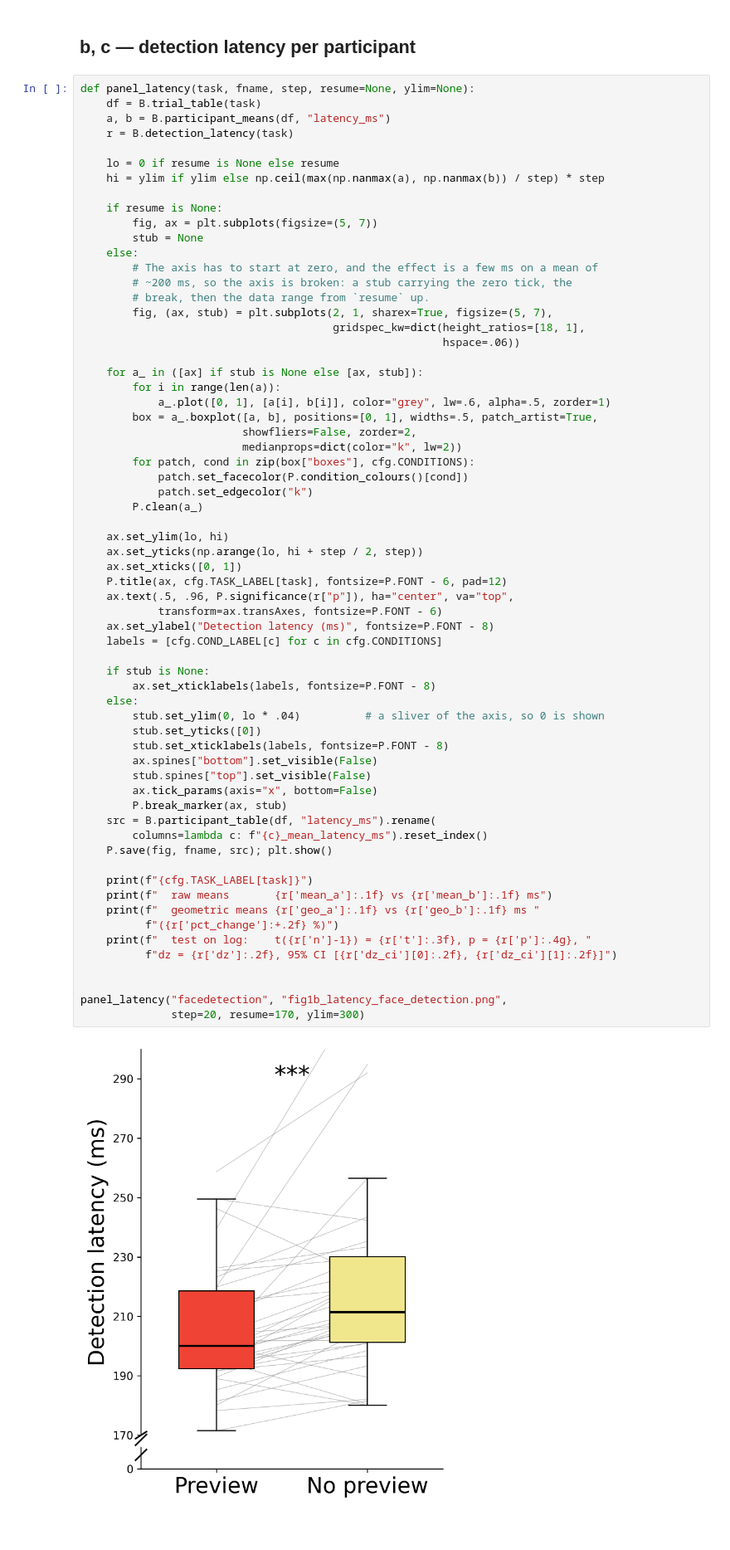
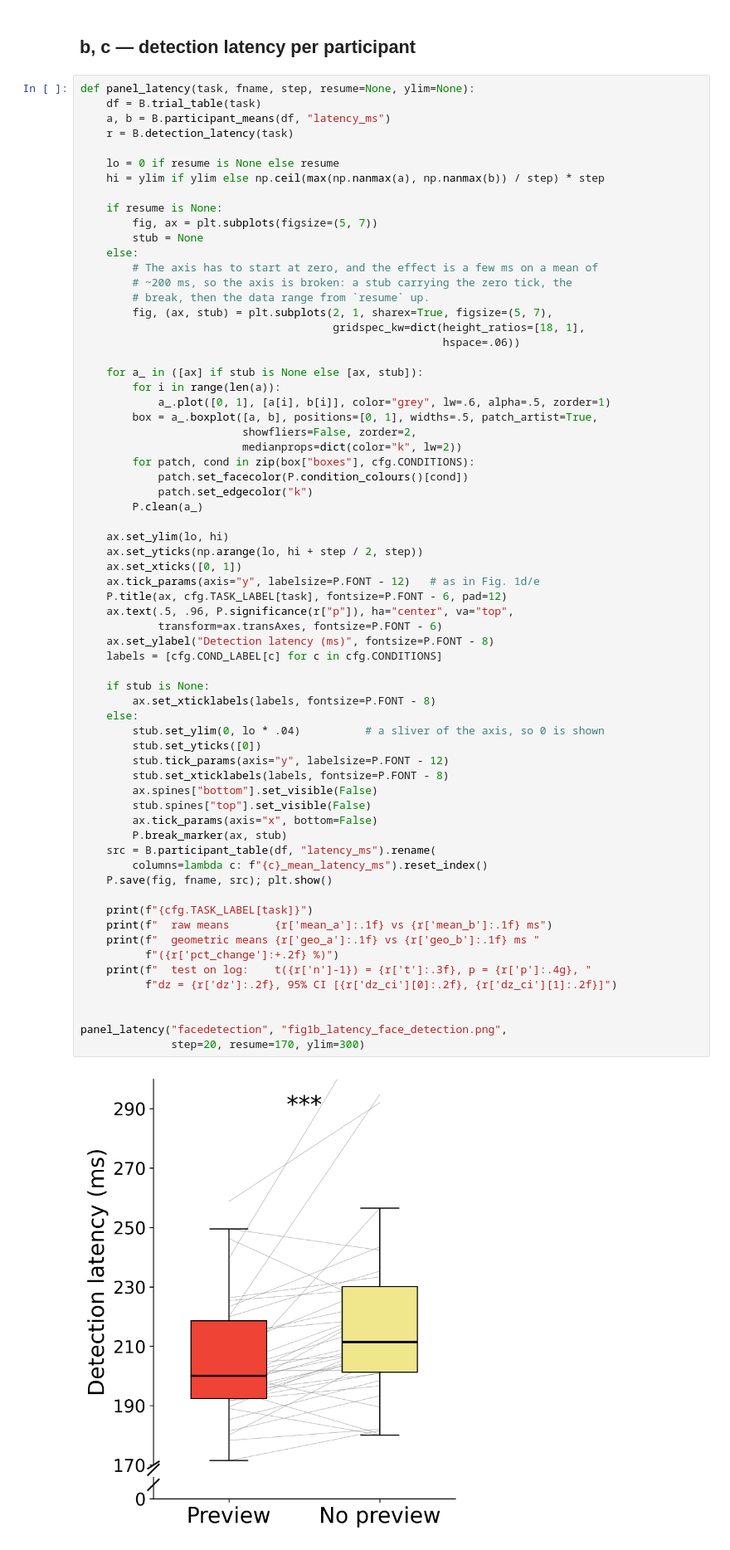
Before and after one commit to VCCN-lab/scene-context-face-detection, a Jupyter notebook: notebooks/figure1_behaviour.ipynb, the cells around one changed output. Shown at 83% size. Cells and saved outputs as stored; diff of their text form.

```diff
--- a/notebooks/figure1_behaviour.ipynb
+++ b/notebooks/figure1_behaviour.ipynb
@@ -79,38 +79,40 @@ def panel_latency(task, fname, step, resume=None, ylim=None):
     ax.set_ylim(lo, hi)
     ax.set_yticks(np.arange(lo, hi + step / 2, step))
     ax.set_xticks([0, 1])
+    ax.tick_params(axis="y", labelsize=P.FONT - 12)   # as in Fig. 1d/e
     P.title(ax, cfg.TASK_LABEL[task], fontsize=P.FONT - 6, pad=12)
     ax.text(.5, .96, P.significance(r["p"]), ha="center", va="top",
             transform=ax.transAxes, fontsize=P.FONT - 6)
     ax.set_ylabel("Detection latency (ms)", fontsize=P.FONT - 8)
     labels = [cfg.COND_LABEL[c] for c in cfg.CONDITIONS]
 
     if stub is None:
         ax.set_xticklabels(labels, fontsize=P.FONT - 8)
     else:
         stub.set_ylim(0, lo * .04)          # a sliver of the axis, so 0 is shown
         stub.set_yticks([0])
+        stub.tick_params(axis="y", labelsize=P.FONT - 12)
         stub.set_xticklabels(labels, fontsize=P.FONT - 8)
         ax.spines["bottom"].set_visible(False)
         stub.spines["top"].set_visible(False)
         ax.tick_params(axis="x", bottom=False)
         P.break_marker(ax, stub)
     src = B.participant_table(df, "latency_ms").rename(
         columns=lambda c: f"{c}_mean_latency_ms").reset_index()
     P.save(fig, fname, src); plt.show()
 
     print(f"{cfg.TASK_LABEL[task]}")
     print(f"  raw means       {r['mean_a']:.1f} vs {r['mean_b']:.1f} ms")
     print(f"  geometric means {r['geo_a']:.1f} vs {r['geo_b']:.1f} ms "
           f"({r['pct_change']:+.2f} %)")
     print(f"  test on log:    t({r['n']-1}) = {r['t']:.3f}, p = {r['p']:.4g}, "
           f"dz = {r['dz']:.2f}, 95% CI [{r['dz_ci'][0]:.2f}, {r['dz_ci'][1]:.2f}]")
 
 
 panel_latency("facedetection", "fig1b_latency_face_detection.png",
               step=20, resume=170, ylim=300)
 # %% [output]
-[figure, old version]
+[figure, new version]
 Face detection task
   raw means       208.8 vs 221.7 ms
   geometric means 198.8 vs 208.3 ms (-4.53 %)
```
Also changed, not shown: parts of 3 cells of this notebook, 26 other files.
